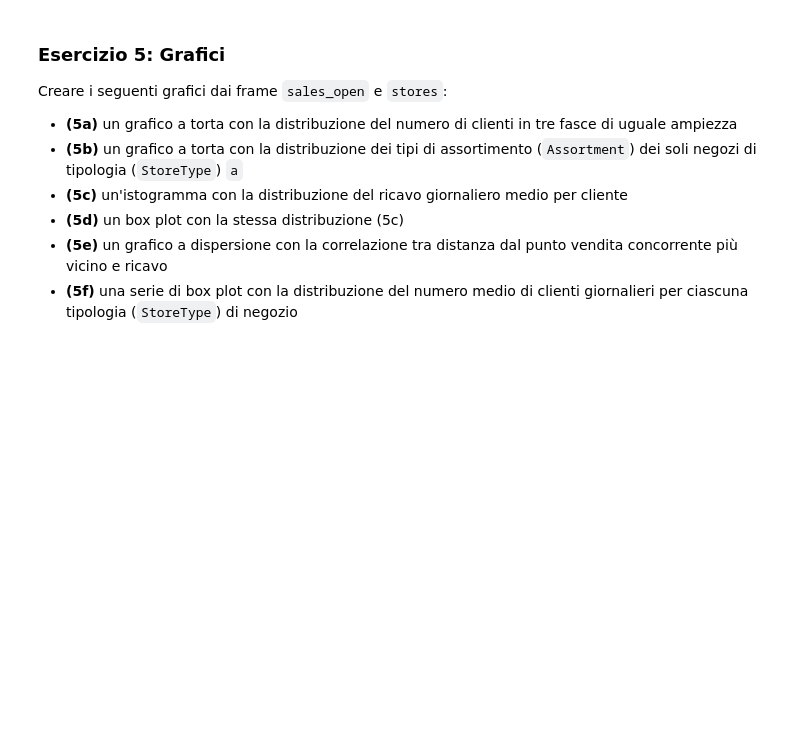
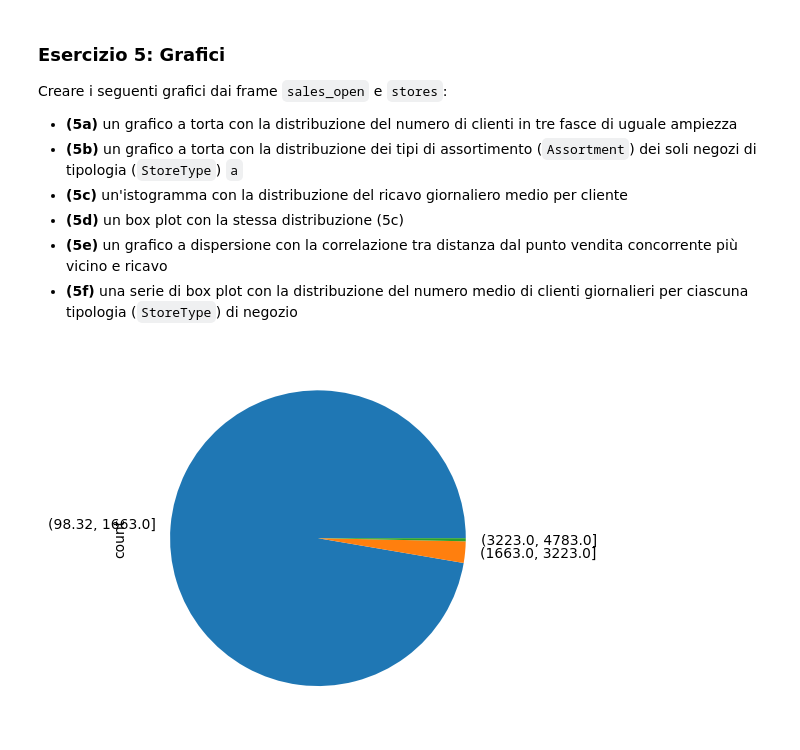
Before and after one commit to elettra-ven/AppDataIntensive2025-2026, a Jupyter notebook: Preprocessing_con_pandas/Preprocessing_e_analisi_esplorativa.nosol.ipynb, the cells around one changed output. Cells and saved outputs as stored; diff of their text form; code cells hidden in the pictures; blank space fills up the shorter version.

```diff
--- a/Preprocessing_con_pandas/Preprocessing_e_analisi_esplorativa.nosol.ipynb
+++ b/Preprocessing_con_pandas/Preprocessing_e_analisi_esplorativa.nosol.ipynb
@@ -874,3 +985,8 @@ Creare i seguenti grafici dai frame `sales_open` e `stores`:
 - **(5d)** un box plot con la stessa distribuzione (5c)
 - **(5e)** un grafico a dispersione con la correlazione tra distanza dal punto vendita concorrente più vicino e ricavo
 - **(5f)** una serie di box plot con la distribuzione del numero medio di clienti giornalieri per ciascuna tipologia (`StoreType`) di negozio
+# %%
+#5a
+pd.cut(sales_open["Customers"], 3).value_counts().plot.pie();
+# %% [output]
+[figure, added]
```
Also changed, not shown: parts of 38 cells of this notebook.
